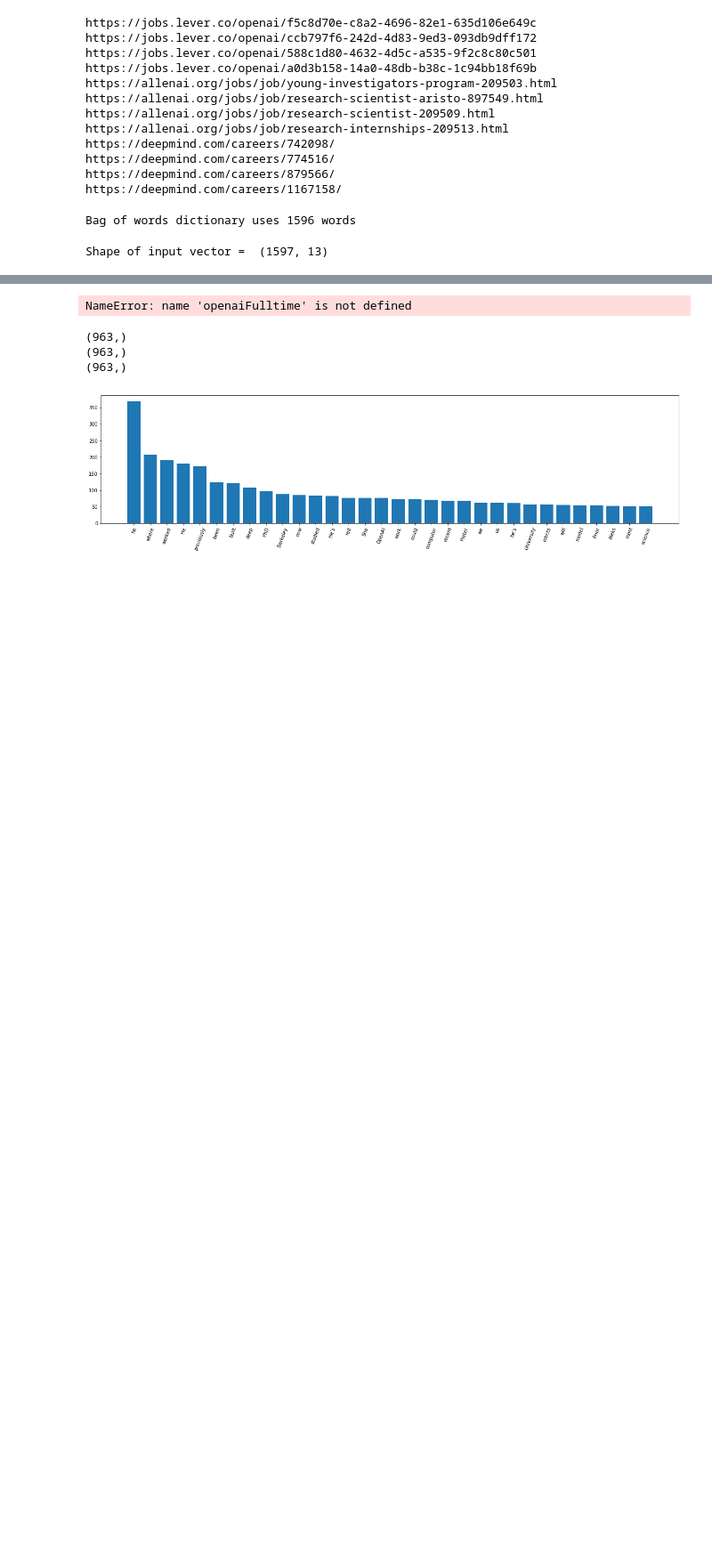
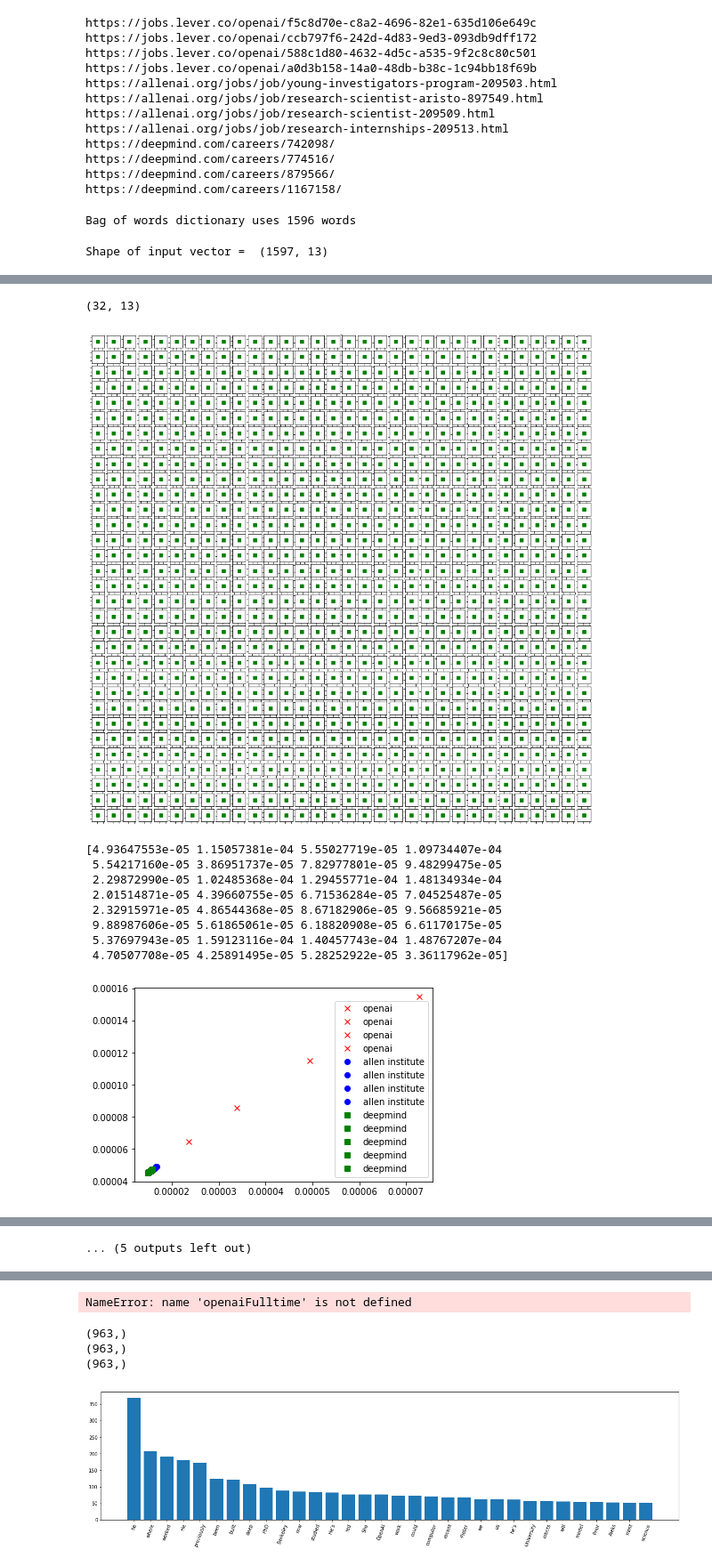
Before and after one commit to riveSunder/semanticHashing, a Jupyter notebook: openAIFellowApplication.ipynb, the cells around one changed output, grey strips where cells are left out. Shown: that part at 89% size. Drawn from its saved outputs; the diff is of its cells as text; code cells hidden in the pictures; blank space fills up the shorter version.

```diff
--- a/openAIFellowApplication.ipynb
+++ b/openAIFellowApplication.ipynb
@@ -452,16 +463,50 @@ time to train for10 iterations = 0.5137584209442139 seconds
-# %%
-
-
-an,zn = forProp(a0,myNewWeights1)
-print(np.shape(an[4][:,1]))
-
-if (1):
-    myFig, myAx = plt.subplots(8,8,figsize=(16,16))
-    for cx in range(0,8):
-        for cy in range(7):
-            myAx[cx,cy].plot(an[3][:,cx].T,an[3][:,cy].T,'o')
-plt.show()
-plt.figure()
-plt.plot(an[3][:,1],an[3][:,2],'x')
-plt.show()
-print(an[3][:,1])
+# %%
+
+
+#an,zn = forProp(X0,myWeights)
+
+an,zn = forProp(X0,myNewWeights1)
+print(np.shape(an[1][:,:]))
+
+if (1):
+    myFig, myAx = plt.subplots(8,8,figsize=(16,16))
+    for cx in range(8):
+        for cy in range(8):
+            if(ck<4):
+                myAx[cx,cy].plot(an[1][cx,ck],an[1][cy,ck],'rx',label="openai")
+            elif(ck<8):
+                myAx[cx,cy].plot(an[1][cx,ck],an[1][cy,ck],'bo',label="allen institute")
+            else:
+                myAx[cx,cy].plot(an[1][cx,ck],an[1][cy,ck],'gs',label="deepmind")
+            myAx[cx,cy].set_xticklabels([])
+            myAx[cx,cy].set_yticklabels([])
+            #myAx[cx,cy].plot(an[1][cx,cx].T,an[1][:,cy].T,'o')
+plt.show()
+plt.figure()
+for ck in range(13):
+    if(ck<4):
+        plt.plot(an[1][0,ck],an[1][1,ck],'rx',label="openai")
+    elif(ck<8):
+        plt.plot(an[1][0,ck],an[1][1,ck],'bo',label="allen institute")
+    else:
+        plt.plot(an[1][0,ck],an[1][1,ck],'gs',label="deepmind")
+    plt.legend()
+print(an[1][:,1])
+for ck in range(13):
+    plt.figure()
+
+    plt.imshow(np.reshape(an[1][:,ck]-np.mean(an[1][:,:],axis=1),(8,4)))
+    plt.colorbar()
+    plt.show()
+# %% [output]
+(32, 13)
+[figure, added]
+[4.93647553e-05 1.15057381e-04 5.55027719e-05 1.09734407e-04
+ 5.54217160e-05 3.86951737e-05 7.82977801e-05 9.48299475e-05
+ 2.29872990e-05 1.02485368e-04 1.29455771e-04 1.48134934e-04
+ 2.01514871e-05 4.39660755e-05 6.71536284e-05 7.04525487e-05
+ 2.32915971e-05 4.86544368e-05 8.67182906e-05 9.56685921e-05
+ 9.88987606e-05 5.61865061e-05 6.18820908e-05 6.61170175e-05
+ 5.37697943e-05 1.59123116e-04 1.40457743e-04 1.48767207e-04
+ 4.70507708e-05 4.25891495e-05 5.28252922e-05 3.36117962e-05]
+[figure, added]
@@ -467,0 +521 @@ print(an[3][:,1])
+... (5 outputs left out)
```
Also changed, not shown: parts of 7 cells of this notebook.
